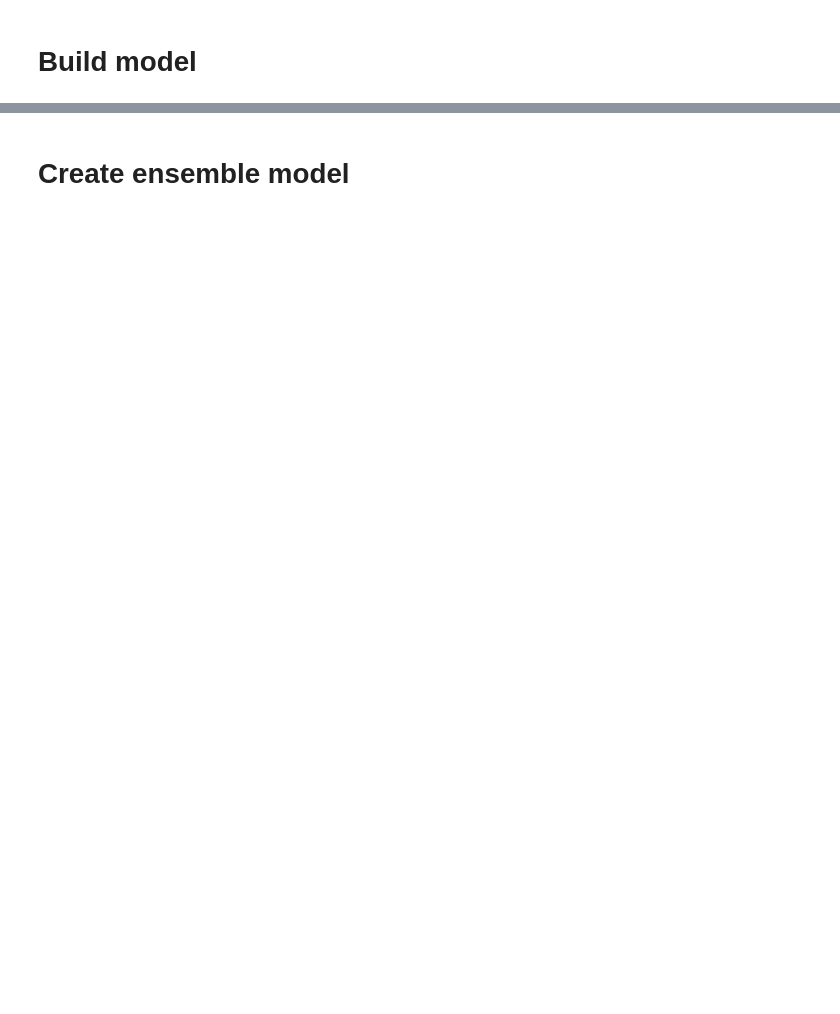
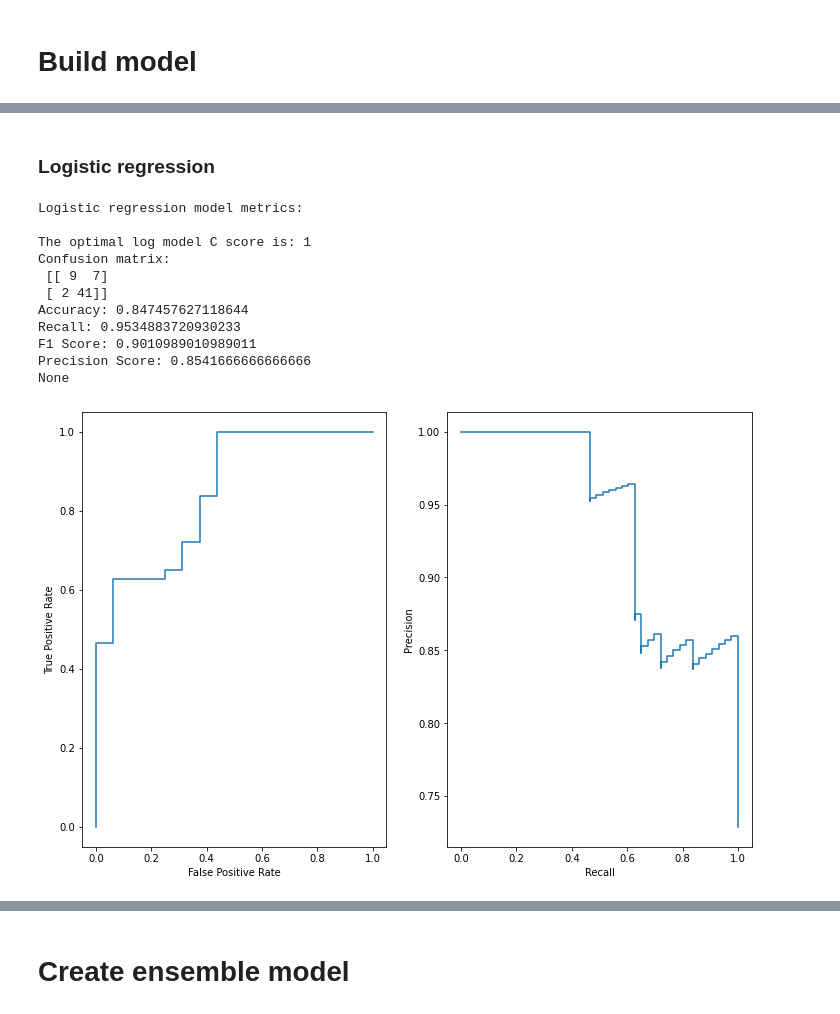
Before and after one commit to jro050/DataScience3, a Jupyter notebook: Supervised_ML/Supervised_ML_final_assignment.ipynb, the cells around one changed output, grey strips where cells are left out. Drawn from its saved outputs; the diff is of its cells as text; code cells hidden in the pictures; blank space fills up the shorter version.

```diff
--- a/Supervised_ML/Supervised_ML_final_assignment.ipynb
+++ b/Supervised_ML/Supervised_ML_final_assignment.ipynb
@@ -252,0 +267,4 @@ Matrix column entries (attributes):
+# %%
+# Create the X-matrix and the y-vector.
+y = np.array(df['status'])
+X = np.array(df[cols])
@@ -256,0 +365,19 @@ Matrix column entries (attributes):
+# %% [markdown]
+### Logistic regression
+# %%
+# Logistic Regression
+log = model.log_model()
+model.ROC_curve(log)
+# %% [output]
+Logistic regression model metrics:
+
+The optimal log model C score is: 1
+Confusion matrix:
+ [[ 9  7]
+ [ 2 41]]
+Accuracy: 0.847457627118644
+Recall: 0.9534883720930233
+F1 Score: 0.9010989010989011
+Precision Score: 0.8541666666666666
+None
+[figure, added]
```
Also changed, not shown: parts of 73 cells of this notebook.
